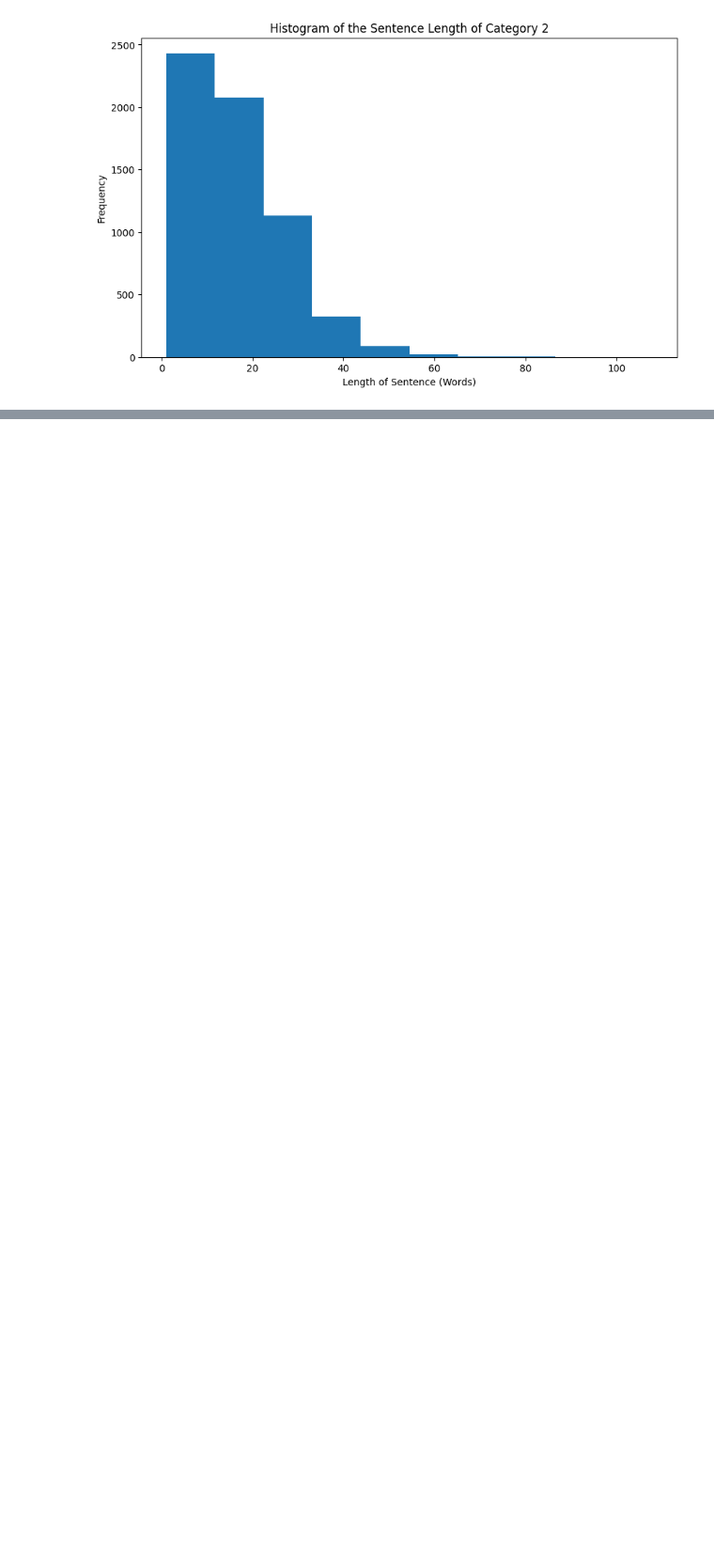
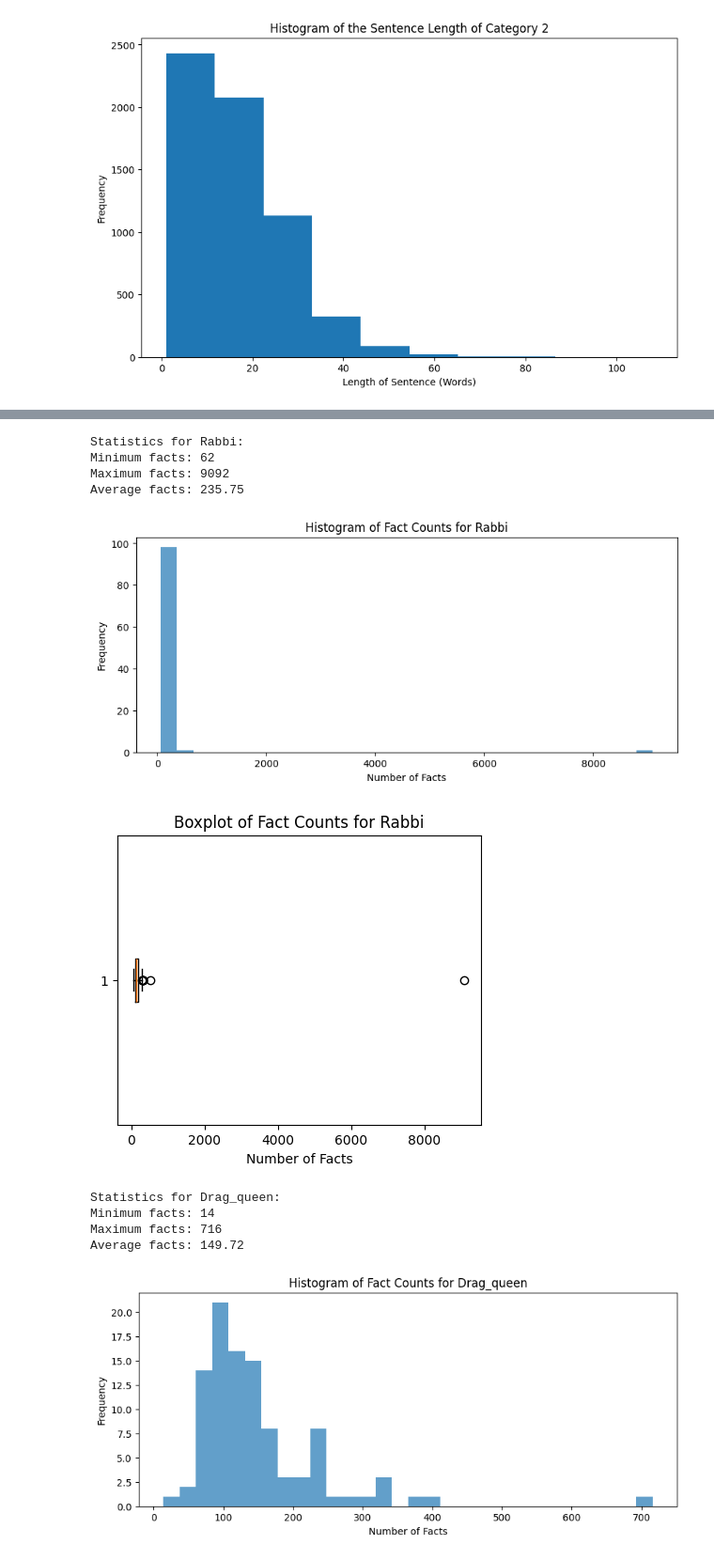
Before and after one commit to evanpkchapple/stanza_and_spacy_comparison, a Jupyter notebook: compare.ipynb, the cells around one changed output, grey strips where cells are left out. Shown at 94% size. Saved outputs shown, nothing was run; the diff lists cells and outputs as text; code cells hidden in the pictures; blank space fills up the shorter version.

```diff
--- a/compare.ipynb
+++ b/compare.ipynb
@@ -320,2 +374,53 @@ make_wordcloud(predicates, 50) #Why this is so ugly looking?
 # %%
 # Create histograms and boxplot for number of facts per category. min/max/avg
+
+def load_and_count_facts(category):
+    files = glob.glob(f'./data/*{category}*.json')
+    fact_counts = []
+    for file in files:
+        with open(file, 'r') as f:
+            data = json.load(f)
+        unique_facts = set((fact['subject'], fact['predicate'], fact['object']) for fact in data)
+        fact_counts.append(len(unique_facts))
+    return fact_counts
+
+def visualize_data(categories):
+    for category in categories:
+        fact_counts = load_and_count_facts(category)
+        print(f"Statistics for {category}:")
+        print(f"Minimum facts: {min(fact_counts)}")
+        print(f"Maximum facts: {max(fact_counts)}")
+        print(f"Average facts: {sum(fact_counts) / len(fact_counts)}")
+
+
+        plt.figure(figsize=(10, 4))
+        plt.hist(fact_counts, bins=30, alpha=0.7, label=f'{category} Facts')
+        plt.title(f'Histogram of Fact Counts for {category}')
+        plt.xlabel('Number of Facts')
+        plt.ylabel('Frequency')
+        plt.show()
+
+
+        plt.figure(figsize=(5, 4))
+        plt.boxplot(fact_counts, vert=False)
+        plt.title(f'Boxplot of Fact Counts for {category}')
+        plt.xlabel('Number of Facts')
+        plt.show()
+
+
+categories = ['Rabbi', 'Drag_queen'] #For some reason the Rabbi's graphs look *awful*
+
+
+visualize_data(categories)
+# %% [output]
+Statistics for Rabbi:
+Minimum facts: 62
+Maximum facts: 9092
+Average facts: 235.75
+[figure, added]
+[figure, added]
+Statistics for Drag_queen:
+Minimum facts: 14
+Maximum facts: 716
+Average facts: 149.72
+[figure, added]
```
Also changed, not shown: parts of 9 cells of this notebook, 1 other file.
